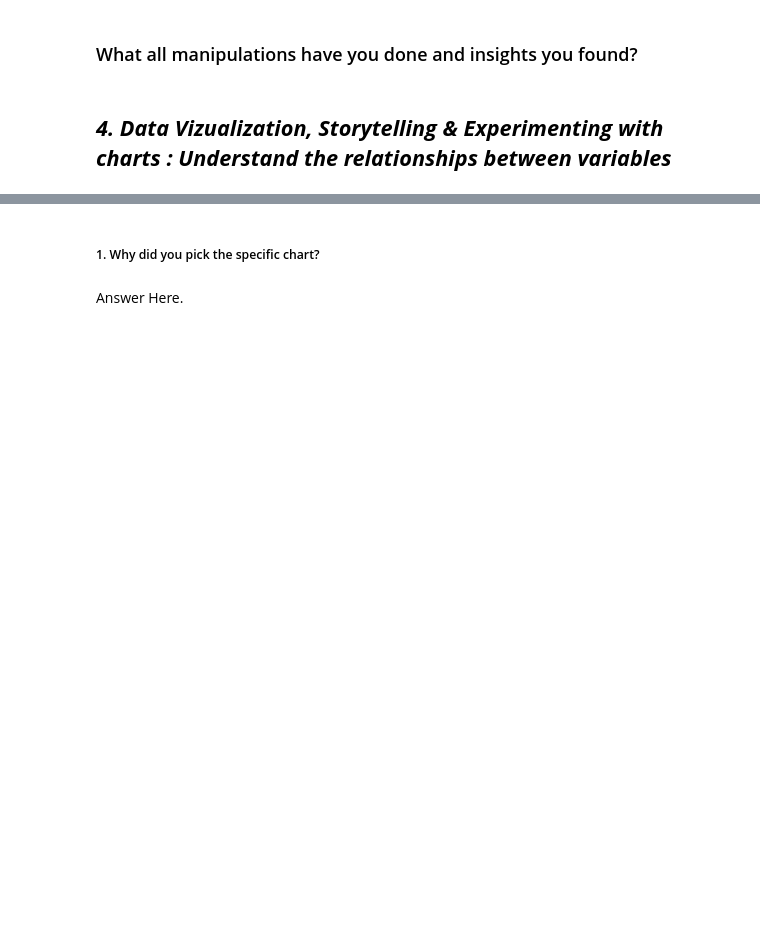
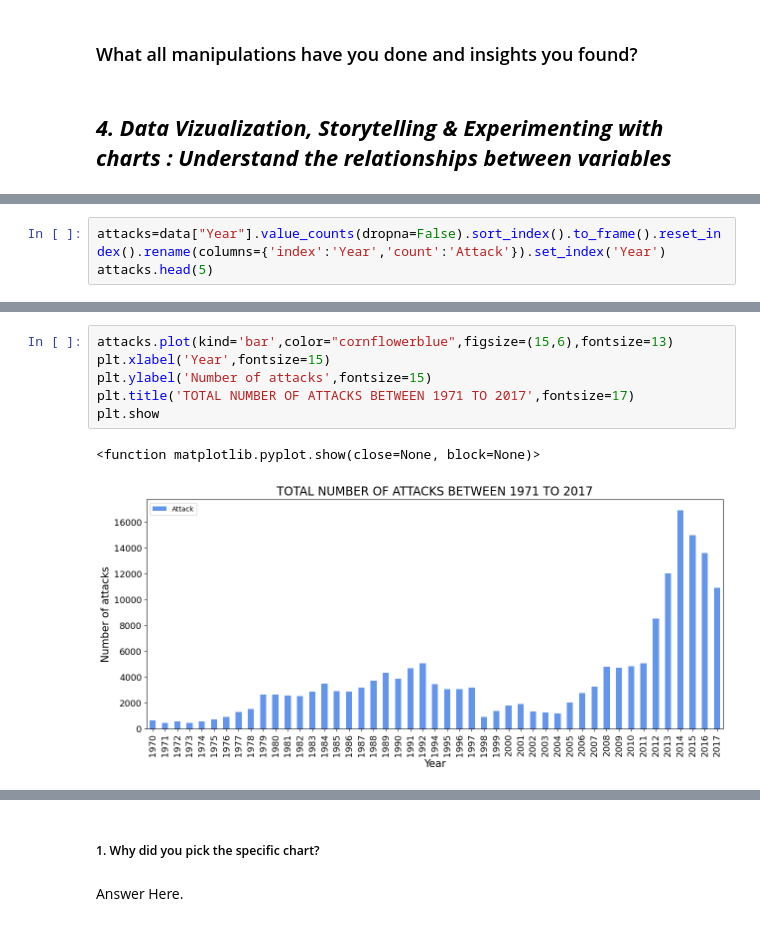
Before and after one commit to amolwagh77/Exploratory-Data-Analysis---Global-Terrorism, a Jupyter notebook: Sample EDA Submission Template.ipynb, the cells around one changed output, grey strips where cells are left out. Saved outputs shown, nothing was run; the diff lists cells and outputs as text; blank space fills up the shorter version.

Commit message:
complete year wise attack analysis

```diff
--- a/Sample EDA Submission Template.ipynb
+++ b/Sample EDA Submission Template.ipynb
@@ -278,0 +286,3 @@ data.describe()
+# %%
+attacks=data["Year"].value_counts(dropna=False).sort_index().to_frame().reset_index().rename(columns={'index':'Year','count':'Attack'}).set_index('Year')
+attacks.head(5)
@@ -278,0 +297,9 @@ data.describe()
+# %%
+attacks.plot(kind='bar',color="cornflowerblue",figsize=(15,6),fontsize=13)
+plt.xlabel('Year',fontsize=15)
+plt.ylabel('Number of attacks',fontsize=15)
+plt.title('TOTAL NUMBER OF ATTACKS BETWEEN 1971 TO 2017',fontsize=17)
+plt.show
+# %% [output]
+<function matplotlib.pyplot.show(close=None, block=None)>
+[figure, added]
```
Also changed, not shown: parts of 43 cells of this notebook.
